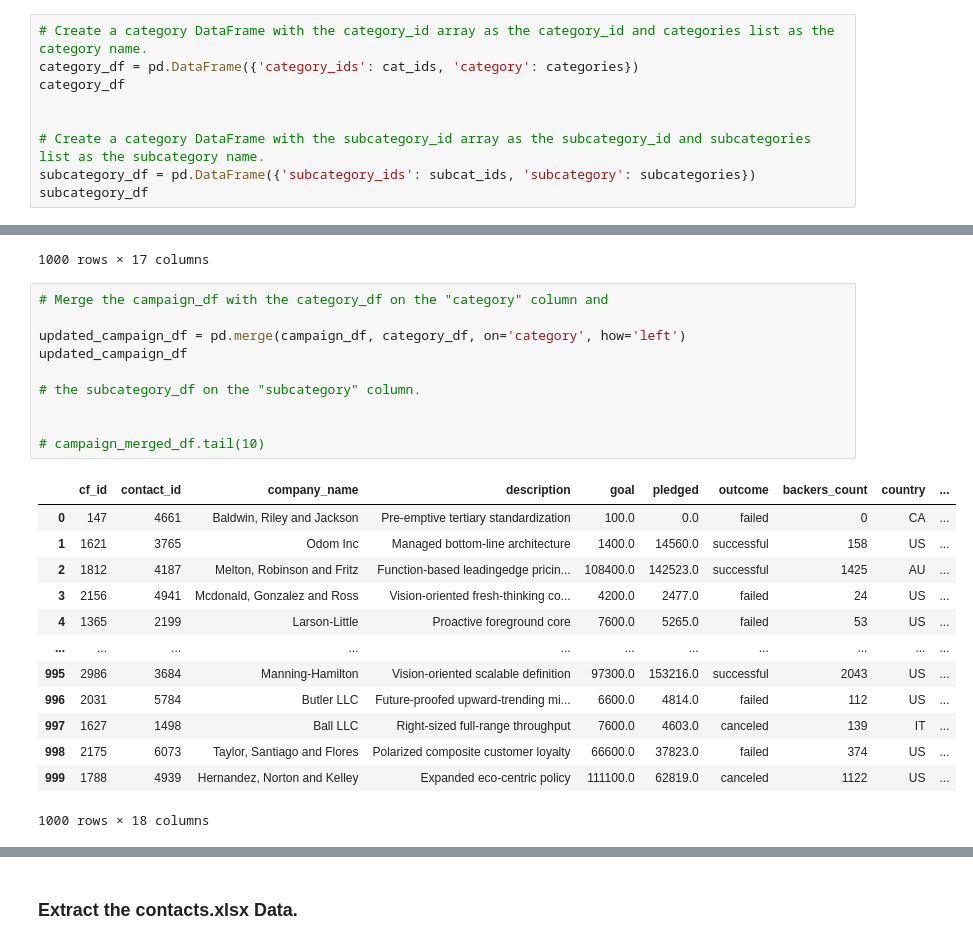
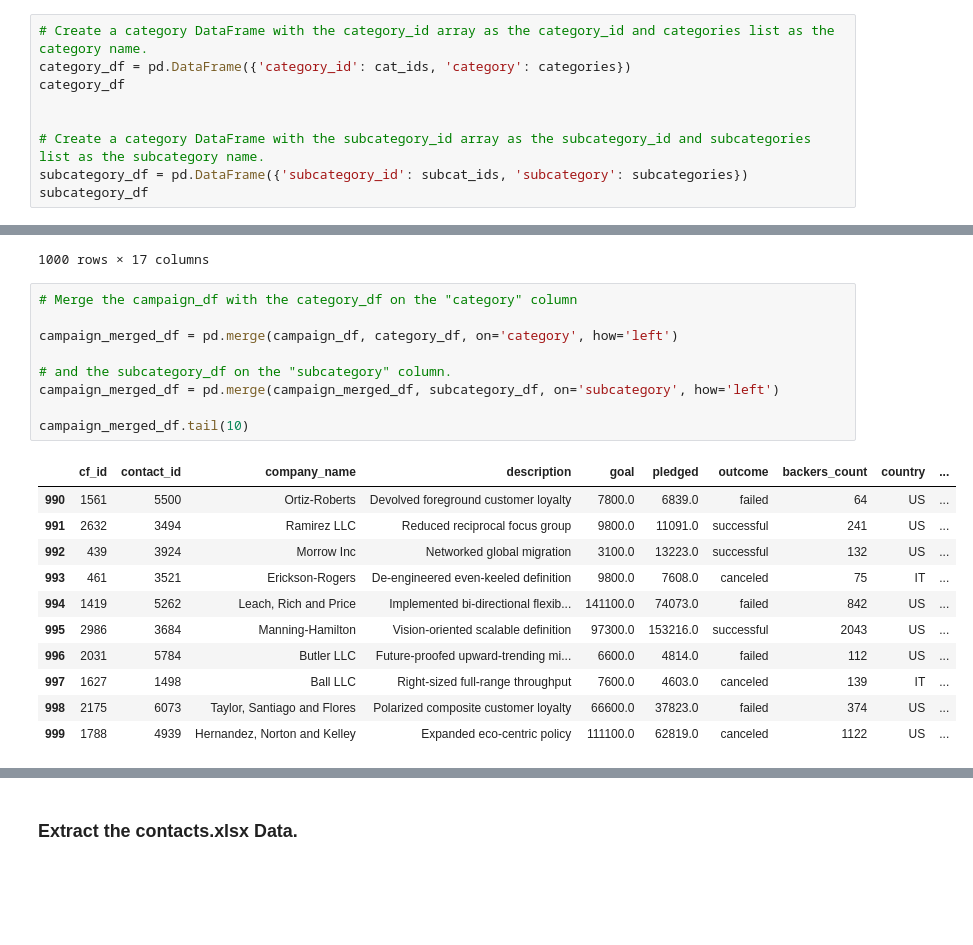
Before and after one commit to Phil-Mart/Crowdfunding_ETL, a Jupyter notebook: ETL_Mini_Project_Dhawn&Phil.ipynb, the cells around one changed output, grey strips where cells are left out. Saved outputs shown, nothing was run; the diff lists cells and outputs as text; blank space fills up the shorter version.

```diff
--- a/ETL_Mini_Project_Dhawn&Phil.ipynb
+++ b/ETL_Mini_Project_Dhawn&Phil.ipynb
@@ -142,11 +142,11 @@ print(subcat_ids)
 ['subcat1', 'subcat2', 'subcat3', 'subcat4', 'subcat5', 'subcat6', 'subcat7', 'subcat8', 'subcat9', 'subcat10', 'subcat11', 'subcat12', 'subcat13', 'subcat14', 'subcat15', 'subcat16', 'subcat17', 'sub ...
 # %%
 # Create a category DataFrame with the category_id array as the category_id and categories list as the category name.
-category_df = pd.DataFrame({'category_ids': cat_ids, 'category': categories})
+category_df = pd.DataFrame({'category_id': cat_ids, 'category': categories})
 category_df
 
 
 # Create a category DataFrame with the subcategory_id array as the subcategory_id and subcategories list as the subcategory name.
-subcategory_df = pd.DataFrame({'subcategory_ids': subcat_ids, 'subcategory': subcategories})
+subcategory_df = pd.DataFrame({'subcategory_id': subcat_ids, 'subcategory': subcategories})
 subcategory_df
 # %% [output]
@@ -304,26 +304,23 @@ campaign_df
 | 999 | 1788 | 4939 | Hernandez, Norton and Kelley | Expanded eco-centric policy | 111100.0 | 62819.0 | canceled | 1122 | US | ... |
 1000 rows × 17 columns
 # %%
-# Merge the campaign_df with the category_df on the "category" column and
+# Merge the campaign_df with the category_df on the "category" column
 
-updated_campaign_df = pd.merge(campaign_df, category_df, on='category', how='left')
-updated_campaign_df
+campaign_merged_df = pd.merge(campaign_df, category_df, on='category', how='left')
 
-# the subcategory_df on the "subcategory" column.
+# and the subcategory_df on the "subcategory" column.
+campaign_merged_df = pd.merge(campaign_merged_df, subcategory_df, on='subcategory', how='left')
 
-
-# campaign_merged_df.tail(10)
+campaign_merged_df.tail(10)
 # %% [output]
 |  | cf_id | contact_id | company_name | description | goal | pledged | outcome | backers_count | country | ... |
-| 0 | 147 | 4661 | Baldwin, Riley and Jackson | Pre-emptive tertiary standardization | 100.0 | 0.0 | failed | 0 | CA | ... |
-| 1 | 1621 | 3765 | Odom Inc | Managed bottom-line architecture | 1400.0 | 14560.0 | successful | 158 | US | ... |
-| 2 | 1812 | 4187 | Melton, Robinson and Fritz | Function-based leadingedge pricin... | 108400.0 | 142523.0 | successful | 1425 | AU | ... |
-| 3 | 2156 | 4941 | Mcdonald, Gonzalez and Ross | Vision-oriented fresh-thinking co... | 4200.0 | 2477.0 | failed | 24 | US | ... |
-| 4 | 1365 | 2199 | Larson-Little | Proactive foreground core | 7600.0 | 5265.0 | failed | 53 | US | ... |
-| ... | ... | ... | ... | ... | ... | ... | ... | ... | ... | ... |
+| 990 | 1561 | 5500 | Ortiz-Roberts | Devolved foreground customer loyalty | 7800.0 | 6839.0 | failed | 64 | US | ... |
+| 991 | 2632 | 3494 | Ramirez LLC | Reduced reciprocal focus group | 9800.0 | 11091.0 | successful | 241 | US | ... |
+| 992 | 439 | 3924 | Morrow Inc | Networked global migration | 3100.0 | 13223.0 | successful | 132 | US | ... |
+| 993 | 461 | 3521 | Erickson-Rogers | De-engineered even-keeled definition | 9800.0 | 7608.0 | canceled | 75 | IT | ... |
+| 994 | 1419 | 5262 | Leach, Rich and Price | Implemented bi-directional flexib... | 141100.0 | 74073.0 | failed | 842 | US | ... |
 | 995 | 2986 | 3684 | Manning-Hamilton | Vision-oriented scalable definition | 97300.0 | 153216.0 | successful | 2043 | US | ... |
 | 996 | 2031 | 5784 | Butler LLC | Future-proofed upward-trending mi... | 6600.0 | 4814.0 | failed | 112 | US | ... |
 | 997 | 1627 | 1498 | Ball LLC | Right-sized full-range throughput | 7600.0 | 4603.0 | canceled | 139 | IT | ... |
 | 998 | 2175 | 6073 | Taylor, Santiago and Flores | Polarized composite customer loyalty | 66600.0 | 37823.0 | failed | 374 | US | ... |
 | 999 | 1788 | 4939 | Hernandez, Norton and Kelley | Expanded eco-centric policy | 111100.0 | 62819.0 | canceled | 1122 | US | ... |
-1000 rows × 18 columns
```
Also changed, not shown: parts of 8 cells of this notebook, 4 other files.
